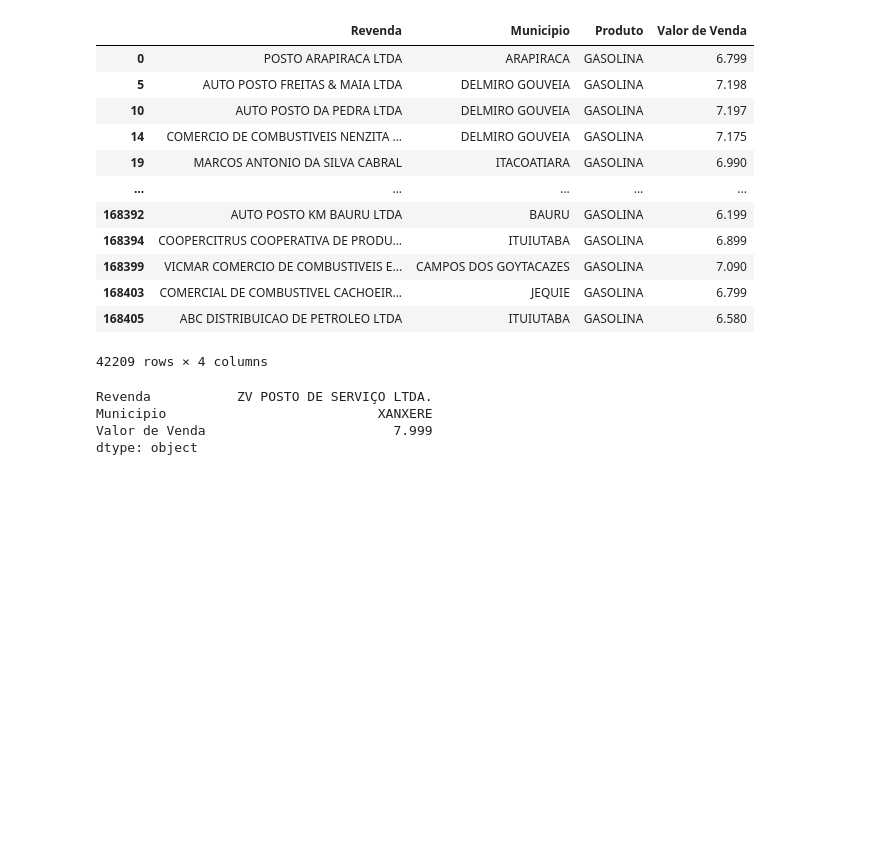
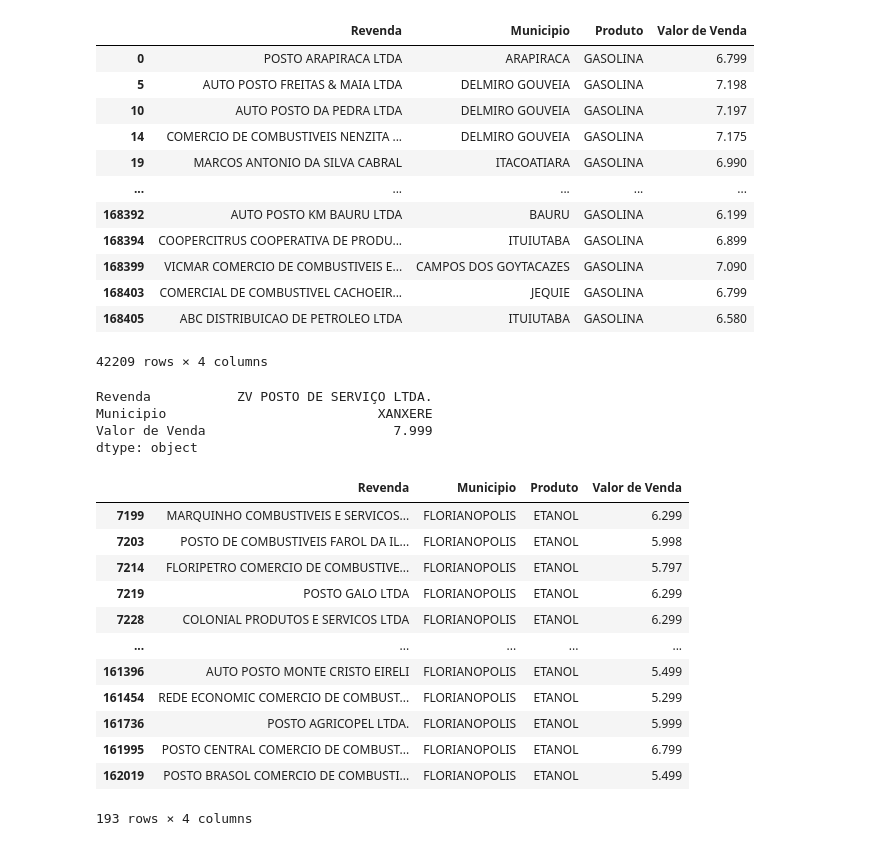
Before and after one commit to RafaelRSR/Pandas-Aula1, a Jupyter notebook: Pandas_Aula1.ipynb, the cells around one changed output. Cells and saved outputs as stored; diff of their text form; code cells hidden in the pictures; blank space fills up the shorter version.

```diff
--- a/Pandas_Aula1.ipynb
+++ b/Pandas_Aula1.ipynb
@@ -194,3 +194,22 @@ Revenda           ZV POSTO DE SERVIÇO LTDA.
 Municipio                           XANXERE
 Valor de Venda                        7.999
 dtype: object
+# %%
+#DataFrame.loc[] com filtragem para múltiplas condições
+#Exibir o preço e postos de ETANOL em um MUNICIPIO específico:
+etanol_floripa = ca_df.loc[(ca_df['Produto'] == 'ETANOL') & (ca_df['Municipio'] == 'FLORIANOPOLIS')]
+display(etanol_floripa)
+# %% [output]
+|  | Revenda | Municipio | Produto | Valor de Venda |
+| 7199 | MARQUINHO COMBUSTIVEIS E SERVICOS... | FLORIANOPOLIS | ETANOL | 6.299 |
+| 7203 | POSTO DE COMBUSTIVEIS FAROL DA IL... | FLORIANOPOLIS | ETANOL | 5.998 |
+| 7214 | FLORIPETRO COMERCIO DE COMBUSTIVE... | FLORIANOPOLIS | ETANOL | 5.797 |
+| 7219 | POSTO GALO LTDA | FLORIANOPOLIS | ETANOL | 6.299 |
+| 7228 | COLONIAL PRODUTOS E SERVICOS LTDA | FLORIANOPOLIS | ETANOL | 6.299 |
+| ... | ... | ... | ... | ... |
+| 161396 | AUTO POSTO MONTE CRISTO EIRELI | FLORIANOPOLIS | ETANOL | 5.499 |
+| 161454 | REDE ECONOMIC COMERCIO DE COMBUST... | FLORIANOPOLIS | ETANOL | 5.299 |
+| 161736 | POSTO AGRICOPEL LTDA. | FLORIANOPOLIS | ETANOL | 5.999 |
+| 161995 | POSTO CENTRAL COMERCIO DE COMBUST... | FLORIANOPOLIS | ETANOL | 6.799 |
+| 162019 | POSTO BRASOL COMERCIO DE COMBUSTI... | FLORIANOPOLIS | ETANOL | 5.499 |
+193 rows × 4 columns
```
Also changed, not shown: parts of 2 cells of this notebook.
